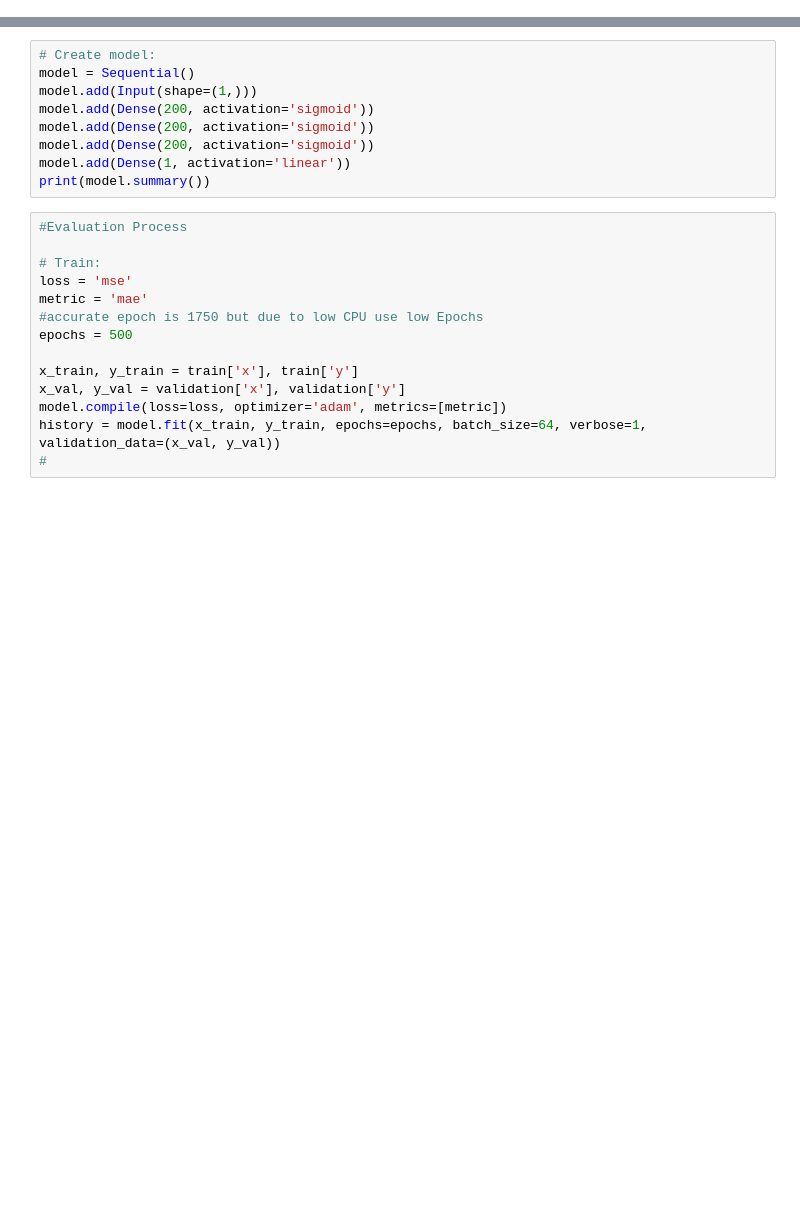
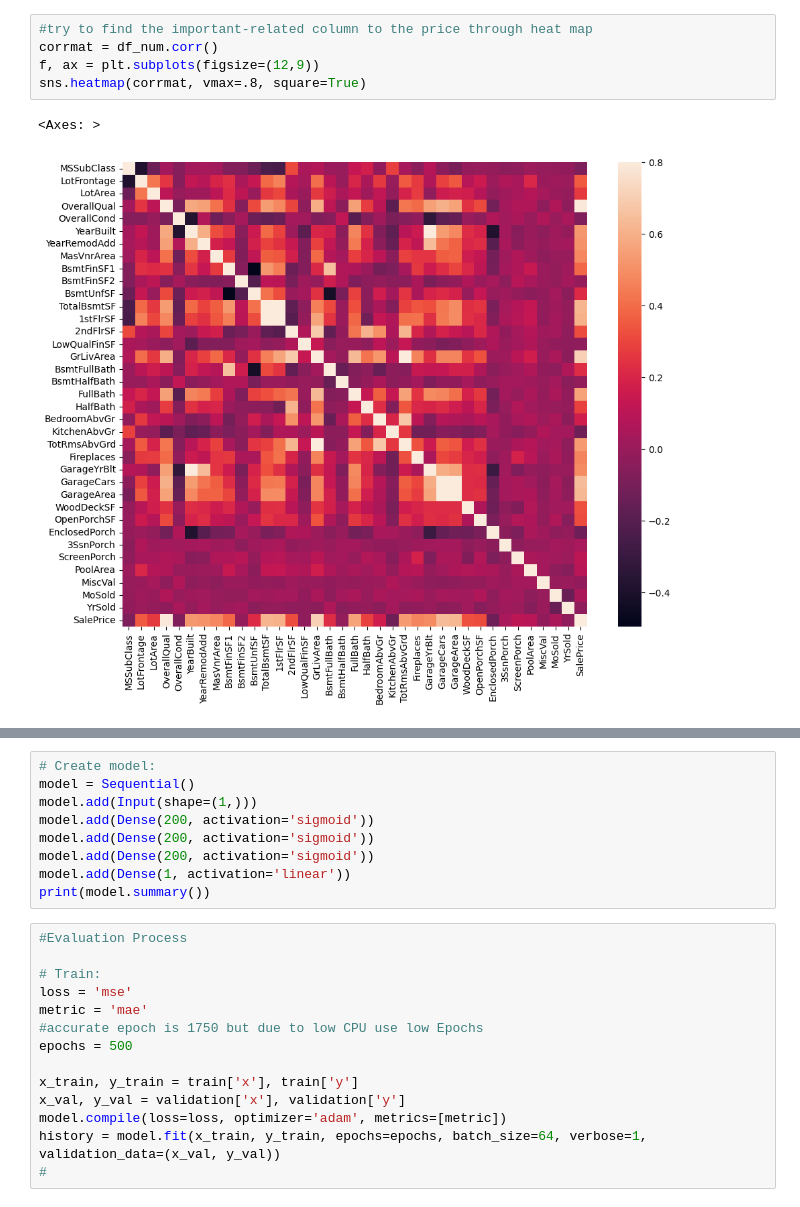
Before and after one commit to SeasonedPork/projectSE411, a Jupyter notebook: AllinOne.ipynb, the cells around one changed output, grey strips where cells are left out. Saved outputs shown, nothing was run; the diff lists cells and outputs as text; blank space fills up the shorter version.

```diff
--- a/AllinOne.ipynb
+++ b/AllinOne.ipynb
@@ -45,0 +69,8 @@ df_num.head(3)
+# %%
+#try to find the important-related column to the price through heat map
+corrmat = df_num.corr()
+f, ax = plt.subplots(figsize=(12,9))
+sns.heatmap(corrmat, vmax=.8, square=True)
+# %% [output]
+<Axes: >
+[figure, added]
```
Also changed, not shown: parts of 12 cells of this notebook.
